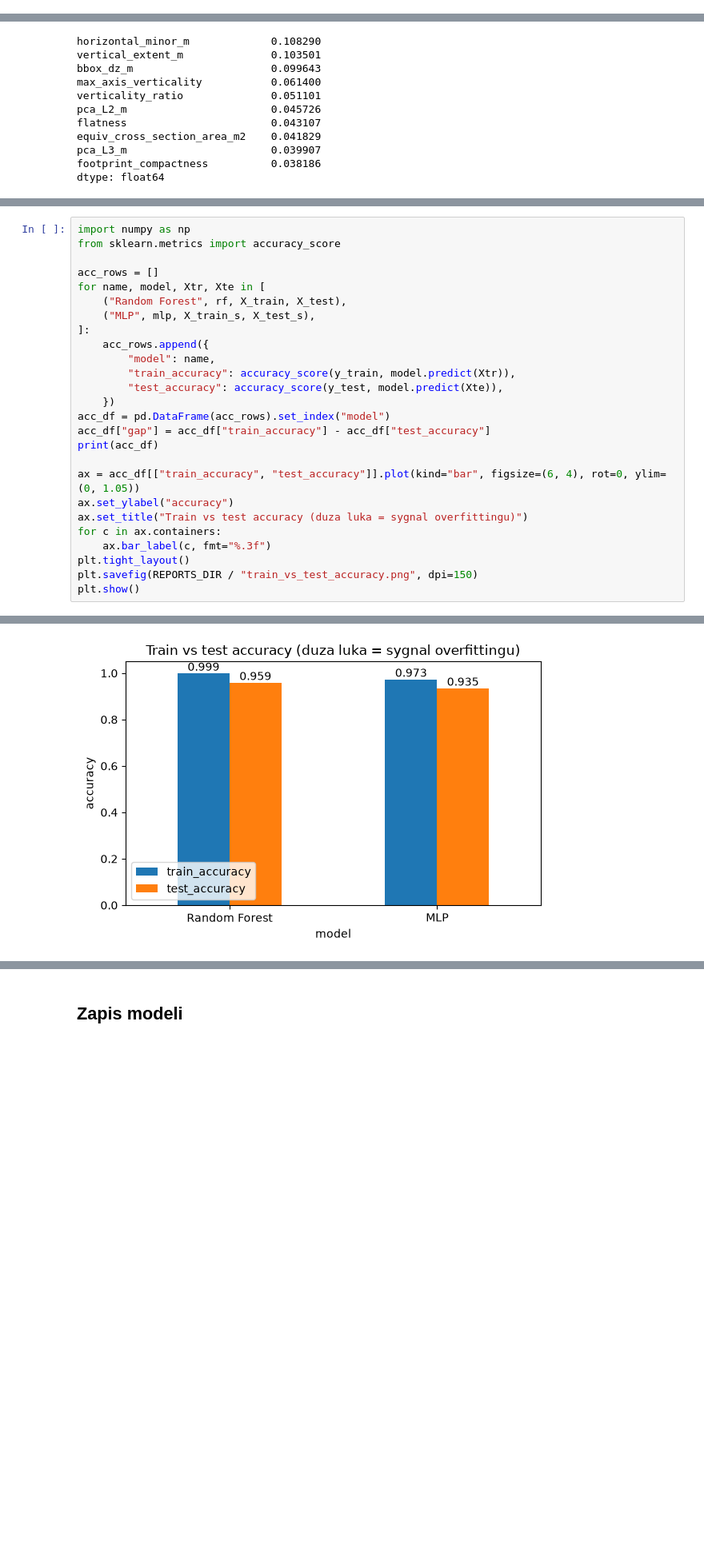
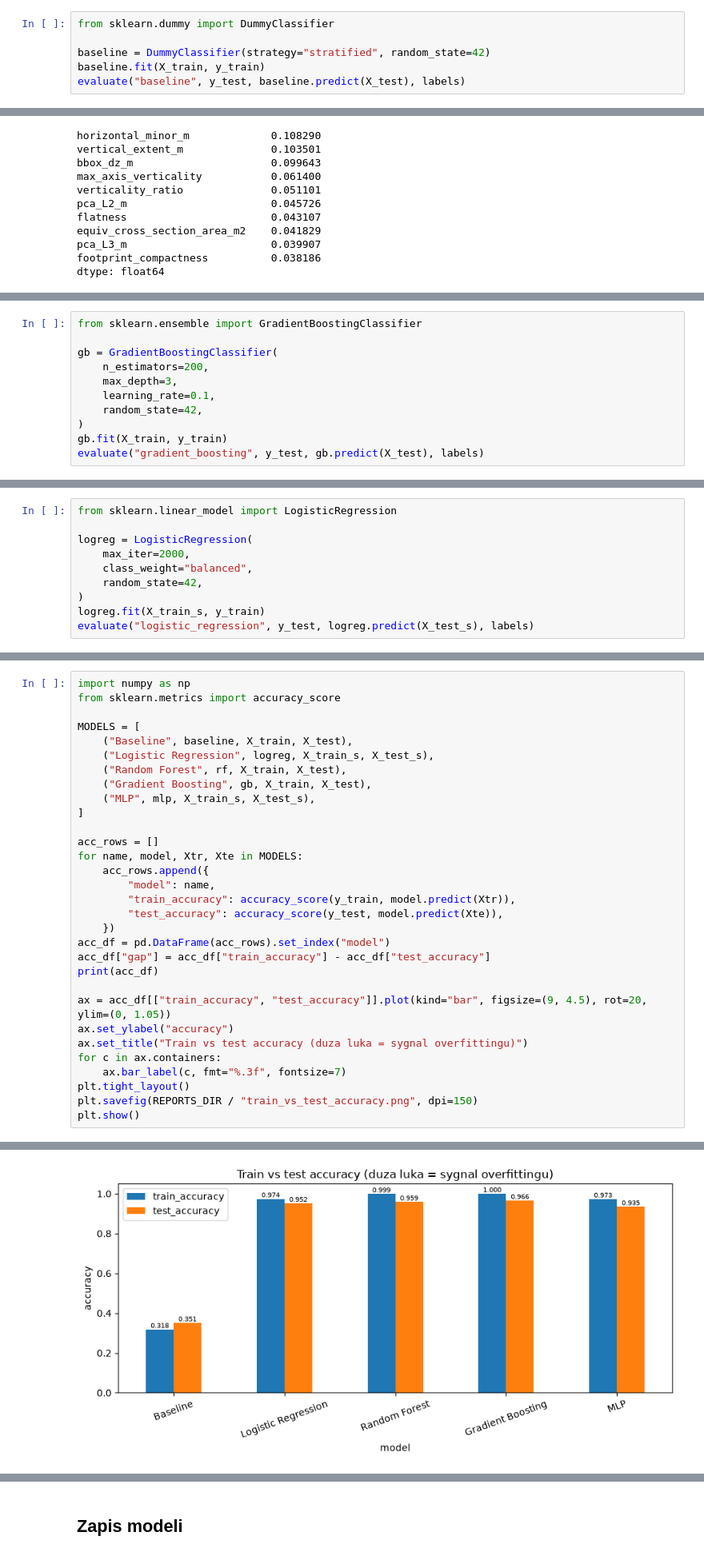
Before and after one commit to czajkaagata/test_klasyfikator, a Jupyter notebook: 02_train_classifiers.ipynb, the cells around one changed output, grey strips where cells are left out. Shown at 80% size. Cells and saved outputs as stored; diff of their text form; blank space fills up the shorter version.

```diff
--- a/02_train_classifiers.ipynb
+++ b/02_train_classifiers.ipynb
@@ -65,0 +73,6 @@ def evaluate(name, y_true, y_pred, labels):
+# %%
+from sklearn.dummy import DummyClassifier
+
+baseline = DummyClassifier(strategy="stratified", random_state=42)
+baseline.fit(X_train, y_train)
+evaluate("baseline", y_test, baseline.predict(X_test), labels)
@@ -141,0 +203,11 @@ weighted avg      0.934     0.935     0.933       413
+# %%
+from sklearn.ensemble import GradientBoostingClassifier
+
+gb = GradientBoostingClassifier(
+    n_estimators=200,
+    max_depth=3,
+    learning_rate=0.1,
+    random_state=42,
+)
+gb.fit(X_train, y_train)
+evaluate("gradient_boosting", y_test, gb.predict(X_test), labels)
@@ -141,0 +229,10 @@ weighted avg      0.934     0.935     0.933       413
+# %%
+from sklearn.linear_model import LogisticRegression
+
+logreg = LogisticRegression(
+    max_iter=2000,
+    class_weight="balanced",
+    random_state=42,
+)
+logreg.fit(X_train_s, y_train)
+evaluate("logistic_regression", y_test, logreg.predict(X_test_s), labels)
@@ -151,11 +260,16 @@ Forest w funkcji liczby drzew, (4) krzywa straty MLP w kolejnych epokach.
 import numpy as np
 from sklearn.metrics import accuracy_score
 
+MODELS = [
+    ("Baseline", baseline, X_train, X_test),
+    ("Logistic Regression", logreg, X_train_s, X_test_s),
+    ("Random Forest", rf, X_train, X_test),
+    ("Gradient Boosting", gb, X_train, X_test),
+    ("MLP", mlp, X_train_s, X_test_s),
+]
+
 acc_rows = []
-for name, model, Xtr, Xte in [
-    ("Random Forest", rf, X_train, X_test),
-    ("MLP", mlp, X_train_s, X_test_s),
-]:
+for name, model, Xtr, Xte in MODELS:
     acc_rows.append({
         "model": name,
         "train_accuracy": accuracy_score(y_train, model.predict(Xtr)),
@@ -165,11 +279,11 @@ acc_df = pd.DataFrame(acc_rows).set_index("model")
 acc_df["gap"] = acc_df["train_accuracy"] - acc_df["test_accuracy"]
 print(acc_df)
 
-ax = acc_df[["train_accuracy", "test_accuracy"]].plot(kind="bar", figsize=(6, 4), rot=0, ylim=(0, 1.05))
+ax = acc_df[["train_accuracy", "test_accuracy"]].plot(kind="bar", figsize=(9, 4.5), rot=20, ylim=(0, 1.05))
 ax.set_ylabel("accuracy")
 ax.set_title("Train vs test accuracy (duza luka = sygnal overfittingu)")
 for c in ax.containers:
-    ax.bar_label(c, fmt="%.3f")
+    ax.bar_label(c, fmt="%.3f", fontsize=7)
 plt.tight_layout()
 plt.savefig(REPORTS_DIR / "train_vs_test_accuracy.png", dpi=150)
 plt.show()
@@ -181,2 +298,2 @@ MLP                  0.973057       0.934625  0.038432
-[figure, old version]
+[figure, new version]
 # %% [markdown]
```
Also changed, not shown: parts of 23 cells of this notebook, 50 other files.
